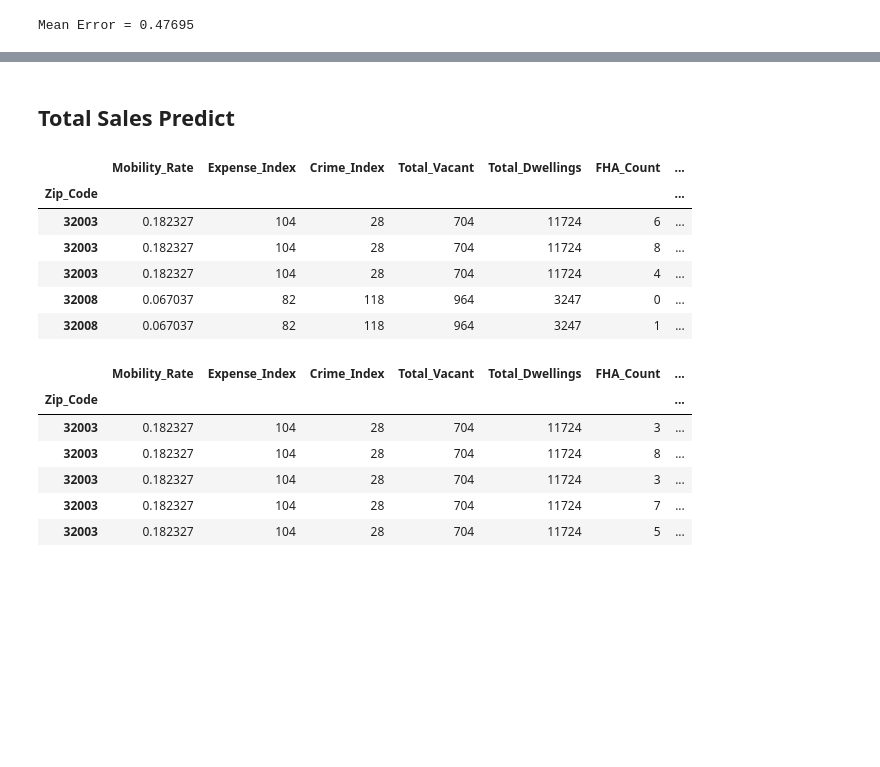
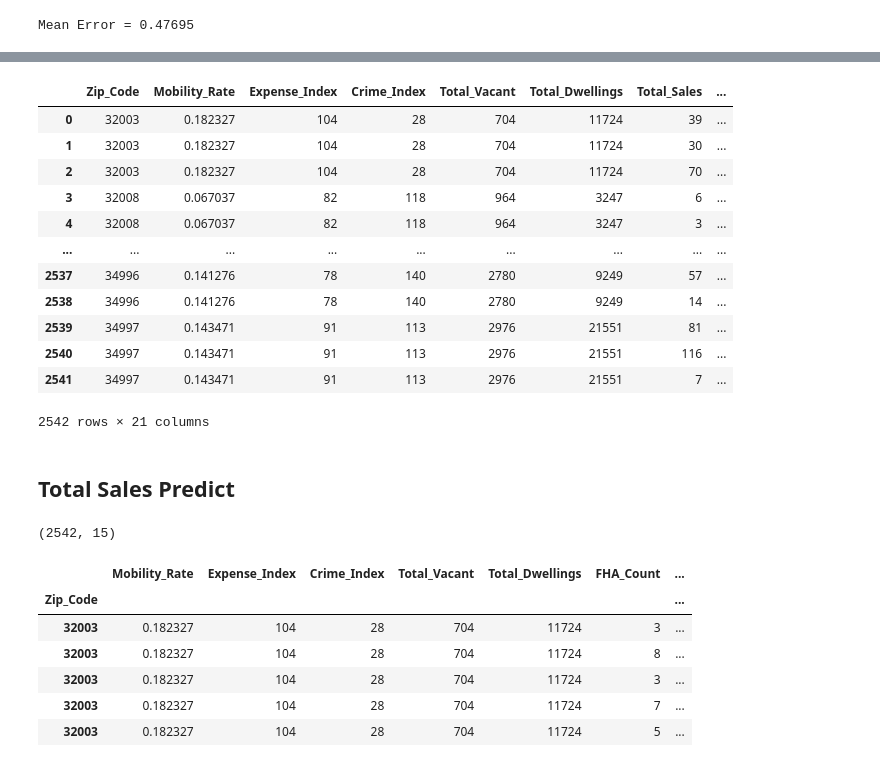
Before and after one commit to FinalProject-2021/Housing_Valuation, a Jupyter notebook: random_forest_regressor_am.ipynb, the cells around one changed output, grey strips where cells are left out. Cells and saved outputs as stored; diff of their text form; code cells hidden in the pictures; blank space fills up the shorter version.

```diff
--- a/random_forest_regressor_am.ipynb
+++ b/random_forest_regressor_am.ipynb
@@ -285,3 +337,6 @@ rf_pred_fha = rf_regr_2.predict(fha_X_test)
 print('Mean Error = %.5f' % np.sqrt(mean_squared_log_error(fha_y_test, rf_pred_fha)))
 # %% [output]
 Mean Error = 0.47695
+# %%
+output_fha = pd.DataFrame({'Predicted':rf_pred_fha, 'Actual': fha_y_test})
+output_fha
@@ -287,0 +357,4 @@ Mean Error = 0.47695
+# %%
+# Calculate mean error for each row and add to new column
+output_fha['RMSLE'] = (np.sqrt(mean_squared_log_error(output_fha['Actual'], output_fha['Predicted'])))
+output_fha
@@ -287,0 +375,3 @@ Mean Error = 0.47695
+# %%
+output_fha['% Error'] = abs(output_fha['Predicted'] - output_fha['Actual']) / output_fha['Actual'] * 100
+output_fha
@@ -288,3 +392,24 @@ Mean Error = 0.47695
+# %%
+fha_X_test.reset_index(inplace=True)
+output_fha.reset_index(inplace=True)
+
+fha_final = pd.concat((fha_X_test, output_fha), axis=1)
+
+fha_final
+# %% [output]
+|  | Zip_Code | Mobility_Rate | Expense_Index | Crime_Index | Total_Vacant | Total_Dwellings | Total_Sales | ... |
+| 0 | 32003 | 0.182327 | 104 | 28 | 704 | 11724 | 39 | ... |
+| 1 | 32003 | 0.182327 | 104 | 28 | 704 | 11724 | 30 | ... |
+| 2 | 32003 | 0.182327 | 104 | 28 | 704 | 11724 | 70 | ... |
+| 3 | 32008 | 0.067037 | 82 | 118 | 964 | 3247 | 6 | ... |
+| 4 | 32008 | 0.067037 | 82 | 118 | 964 | 3247 | 3 | ... |
+| ... | ... | ... | ... | ... | ... | ... | ... | ... |
+| 2537 | 34996 | 0.141276 | 78 | 140 | 2780 | 9249 | 57 | ... |
+| 2538 | 34996 | 0.141276 | 78 | 140 | 2780 | 9249 | 14 | ... |
+| 2539 | 34997 | 0.143471 | 91 | 113 | 2976 | 21551 | 81 | ... |
+| 2540 | 34997 | 0.143471 | 91 | 113 | 2976 | 21551 | 116 | ... |
+| 2541 | 34997 | 0.143471 | 91 | 113 | 2976 | 21551 | 7 | ... |
+2542 rows × 21 columns
 # %% [markdown]
 ## Total Sales Predict
 # %%
@@ -294,15 +419,9 @@ ts_X_test = test.drop(columns='Total_Sales')
 
 ts_test_names = ts_X_test.columns
 
-ts_X_test.head()
+ts_X_test.shape
 # %% [output]
-|  | Mobility_Rate | Expense_Index | Crime_Index | Total_Vacant | Total_Dwellings | FHA_Count | ... |
-| Zip_Code |  |  |  |  |  |  | ... |
-| 32003 | 0.182327 | 104 | 28 | 704 | 11724 | 6 | ... |
-| 32003 | 0.182327 | 104 | 28 | 704 | 11724 | 8 | ... |
-| 32003 | 0.182327 | 104 | 28 | 704 | 11724 | 4 | ... |
-| 32008 | 0.067037 | 82 | 118 | 964 | 3247 | 0 | ... |
-| 32008 | 0.067037 | 82 | 118 | 964 | 3247 | 1 | ... |
+(2542, 15)
 # %%
 ts_y_train= training['Total_Sales'].values
 
```
Also changed, not shown: parts of 12 cells of this notebook, 2 other files.
